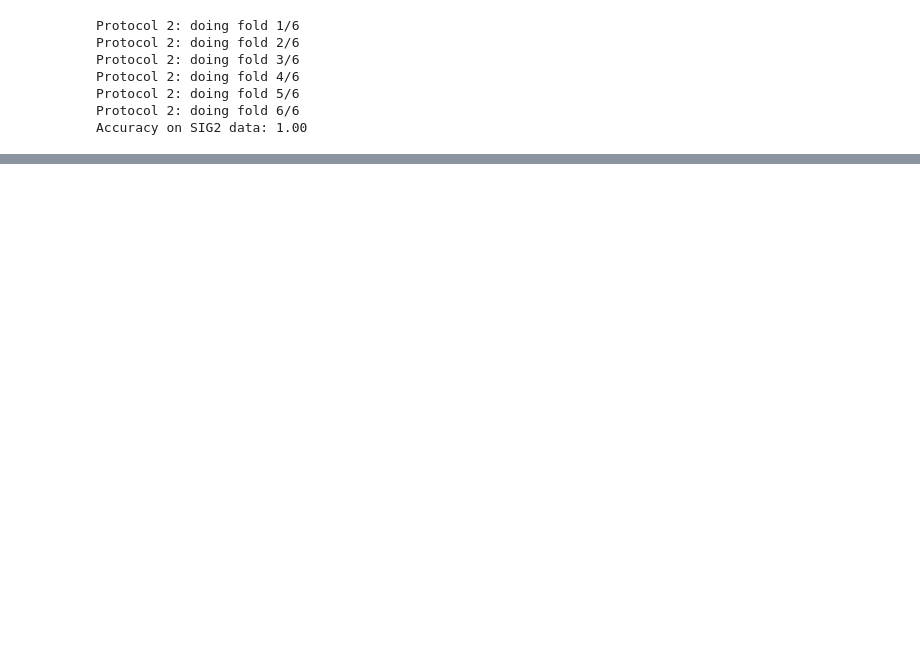
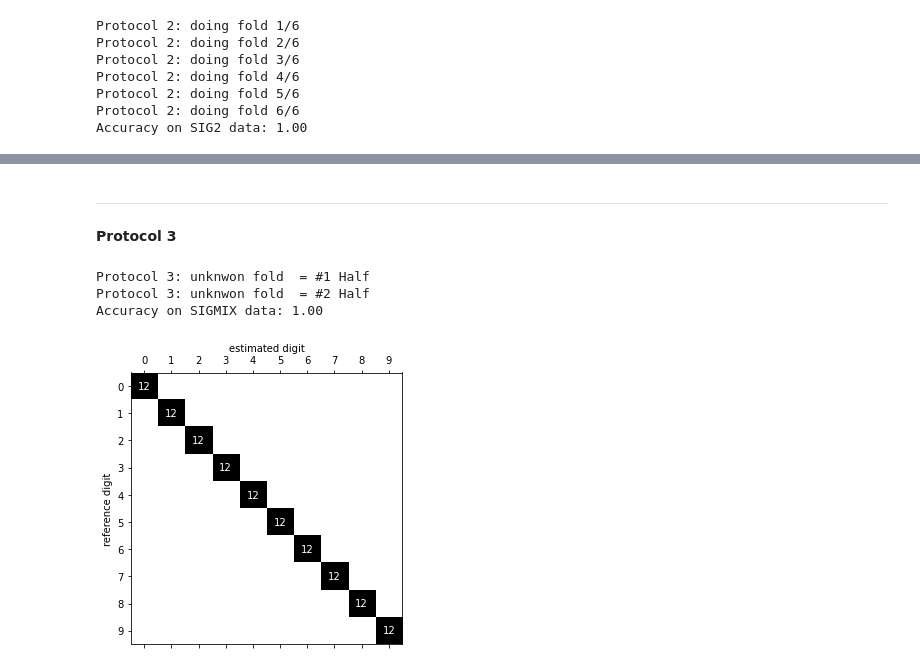
Before and after one commit to littlebuzzybee/TSIA206-TP2, a Jupyter notebook: TP - Dynamic Time Warping for Speech Recognition.ipynb, the cells around one changed output, grey strips where cells are left out. Saved outputs shown, nothing was run; the diff lists cells and outputs as text; code cells hidden in the pictures; blank space fills up the shorter version.

```diff
--- a/TP - Dynamic Time Warping for Speech Recognition.ipynb
+++ b/TP - Dynamic Time Warping for Speech Recognition.ipynb
@@ -600,3 +600,19 @@ def protocol2_worker(ref_rep, unknown_rep, unknown_digit, vectors, norm_dists, g
         ret.append(distance/length)
 
     return ret
+# %%
+def protocol3_worker(i, ref_reps, ref_digits, unknown_reps, unknown_digits, vectors, norm_dists, gamma):
+
+    unknown_rep = unknown_reps[i]
+    unknown_digit = unknown_digits[i]
+    ret = []
+
+    # compute for the reference category a
+    for (j, ref_rep) in enumerate(ref_reps):
+        ref_digit = ref_digits[j]
+        C, M, distance, length = time_alignment(vectors[unknown_rep][unknown_digit],
+                                                vectors[ref_rep][ref_digit],
+                                                gamma)
+        ret.append(distance/length)
+
+    return ret
@@ -843,0 +936,4 @@ plot_conf_mat(confusion_SIG2)
+# %% [markdown]
+<hr>
+
+**Protocol 3**
@@ -843,0 +956,9 @@ plot_conf_mat(confusion_SIG2)
+# %%
+confusion_SIG3, accuracy_SIG3, D_SIG3 = evaluation_recognition(vectors_SIG, 2, 3)
+print(f"Accuracy on SIGMIX data: {accuracy_SIG3:.2f}")
+plot_conf_mat(confusion_SIG3)
+# %% [output]
+Protocol 3: unknwon fold  = #1 Half
+Protocol 3: unknwon fold  = #2 Half
+Accuracy on SIGMIX data: 1.00
+[figure, added]
```
Also changed, not shown: parts of 14 cells of this notebook.
